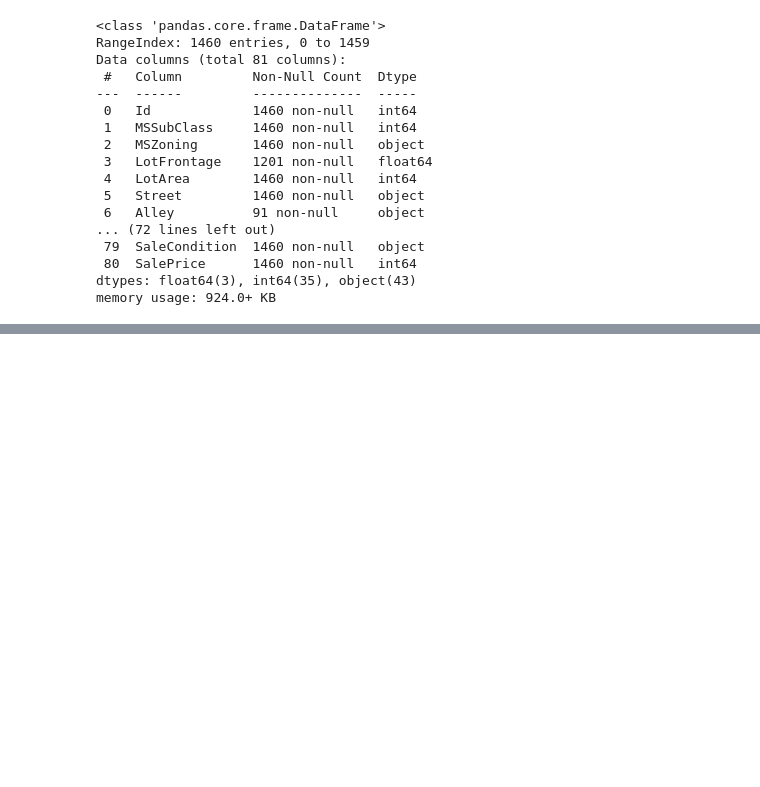
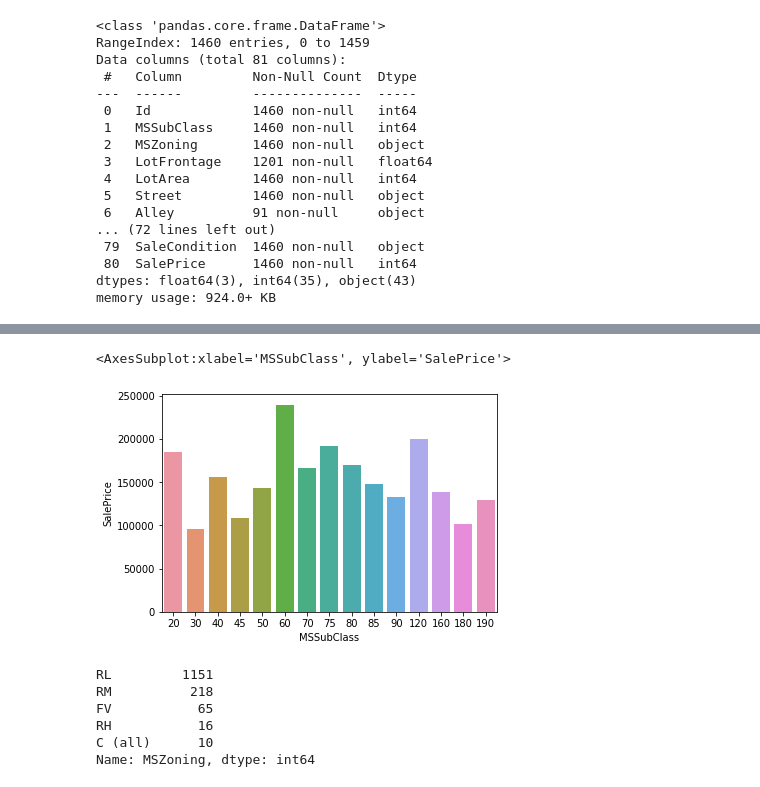
Before and after one commit to hoangquy18/Machine-Learning, a Jupyter notebook: Machine Learning/House/house.ipynb, the cells around one changed output, grey strips where cells are left out. Cells and saved outputs as stored; diff of their text form; code cells hidden in the pictures; blank space fills up the shorter version.

```diff
--- a/Machine Learning/House/house.ipynb
+++ b/Machine Learning/House/house.ipynb
@@ -44,0 +73,18 @@ memory usage: 924.0+ KB
+# %%
+def relative_attribute_sale(attribute,train_data):
+    return pd.DataFrame(train_data.groupby(by= attribute)['SalePrice'].mean().reset_index())
+# %%
+mean_mssub_sale = relative_attribute_sale("MSSubClass",train_data)
+sns.barplot(data = mean_mssub_sale,x='MSSubClass',y='SalePrice')
+# %% [output]
+<AxesSubplot:xlabel='MSSubClass', ylabel='SalePrice'>
+[figure, added]
+# %%
+train_data['MSZoning'].value_counts()
+# %% [output]
+RL         1151
+RM          218
+FV           65
+RH           16
+C (all)      10
+Name: MSZoning, dtype: int64
```
Also changed, not shown: parts of 10 cells of this notebook, 2 other files.
